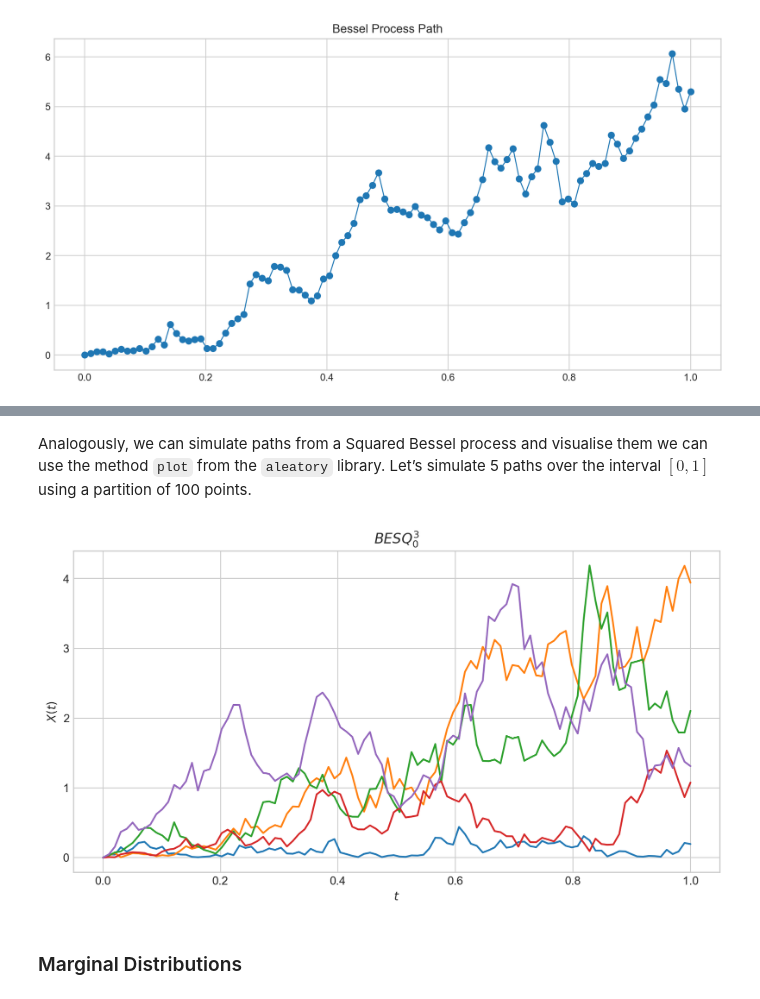
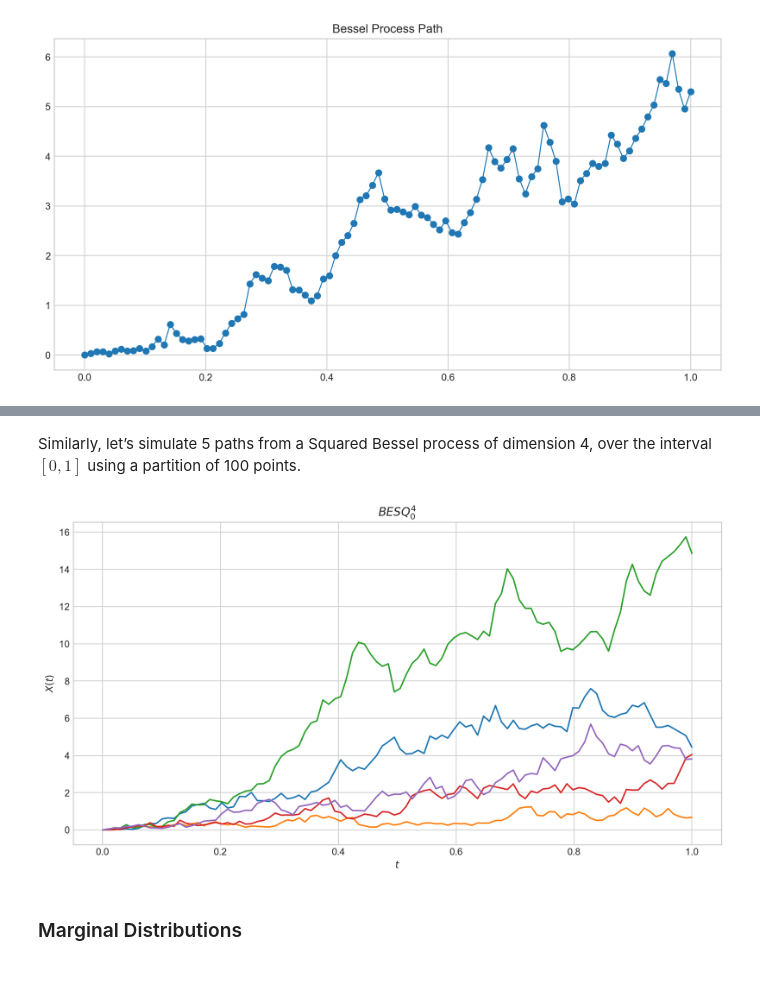
Before and after one commit to quantgirluk/Understanding-Quantitative-Finance, a Jupyter notebook: UQF/bessel_processes.ipynb, the cells around one changed output, grey strips where cells are left out. Cells and saved outputs as stored; diff of their text form; code cells hidden in the pictures.

```diff
--- a/UQF/bessel_processes.ipynb
+++ b/UQF/bessel_processes.ipynb
@@ -103,14 +124,13 @@ plt.show()
 # %% [markdown]
-Analogously, we can simulate paths from a Squared Bessel process and visualise them we can use the method `plot` from the `aleatory` library.
-Let’s simulate 5 paths over the interval $[0,1]$ using a partition of 100 points.
+Similarly, let’s simulate 5 paths from a Squared Bessel process of dimension 4, over the interval $[0,1]$ using a partition of 100 points.
 # %%
 from aleatory.processes import BESQProcess
 
-bes = BESQProcess(dim= 3)
+bes = BESQProcess(dim= 4)
 bes.plot(n=100, N=5)
 plt.show()
 # %% [output]
-[figure, old version]
+[figure, new version]
 # %% [markdown]
 ### Marginal Distributions
 # %% [markdown]
```
Also changed, not shown: parts of 21 cells of this notebook.
